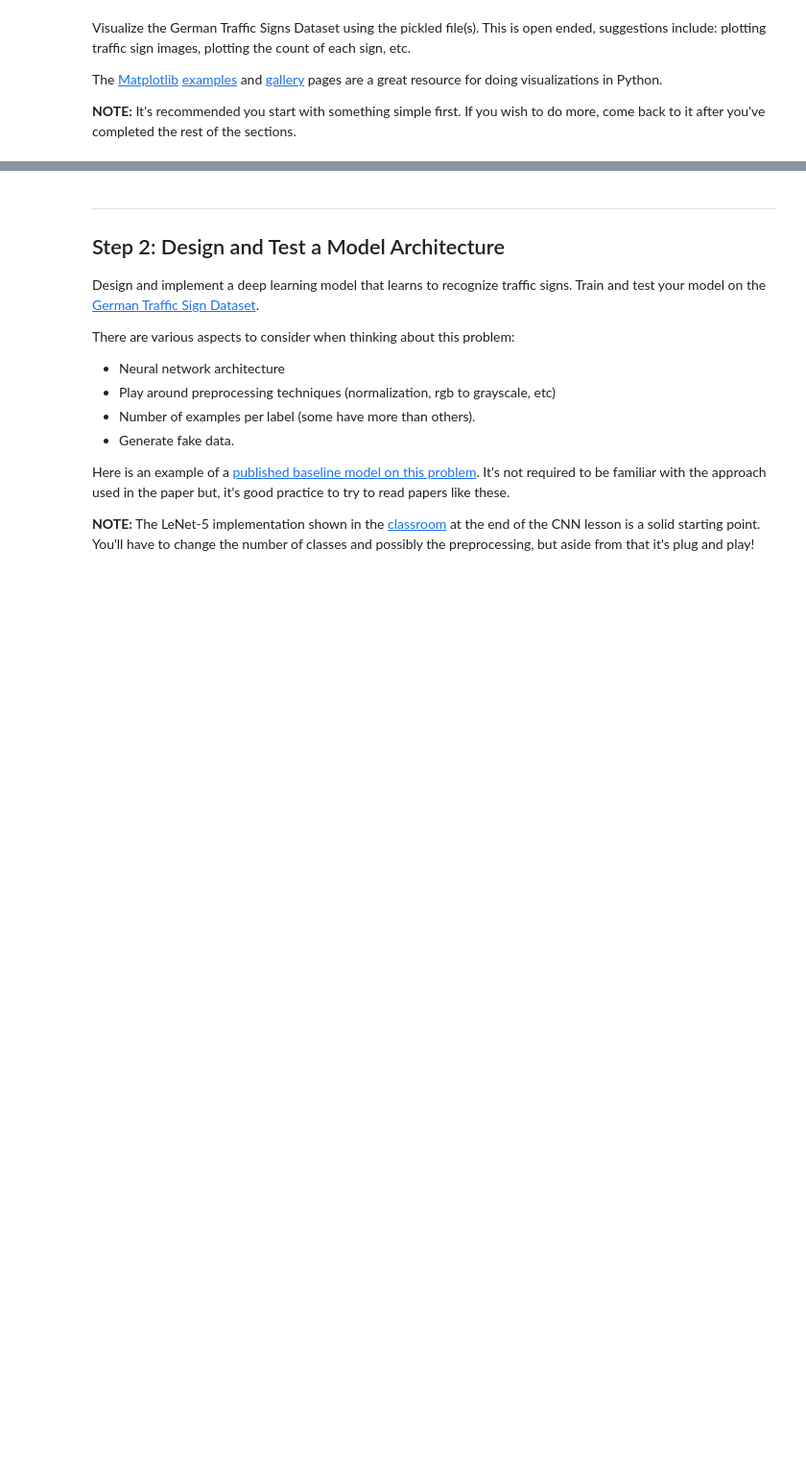
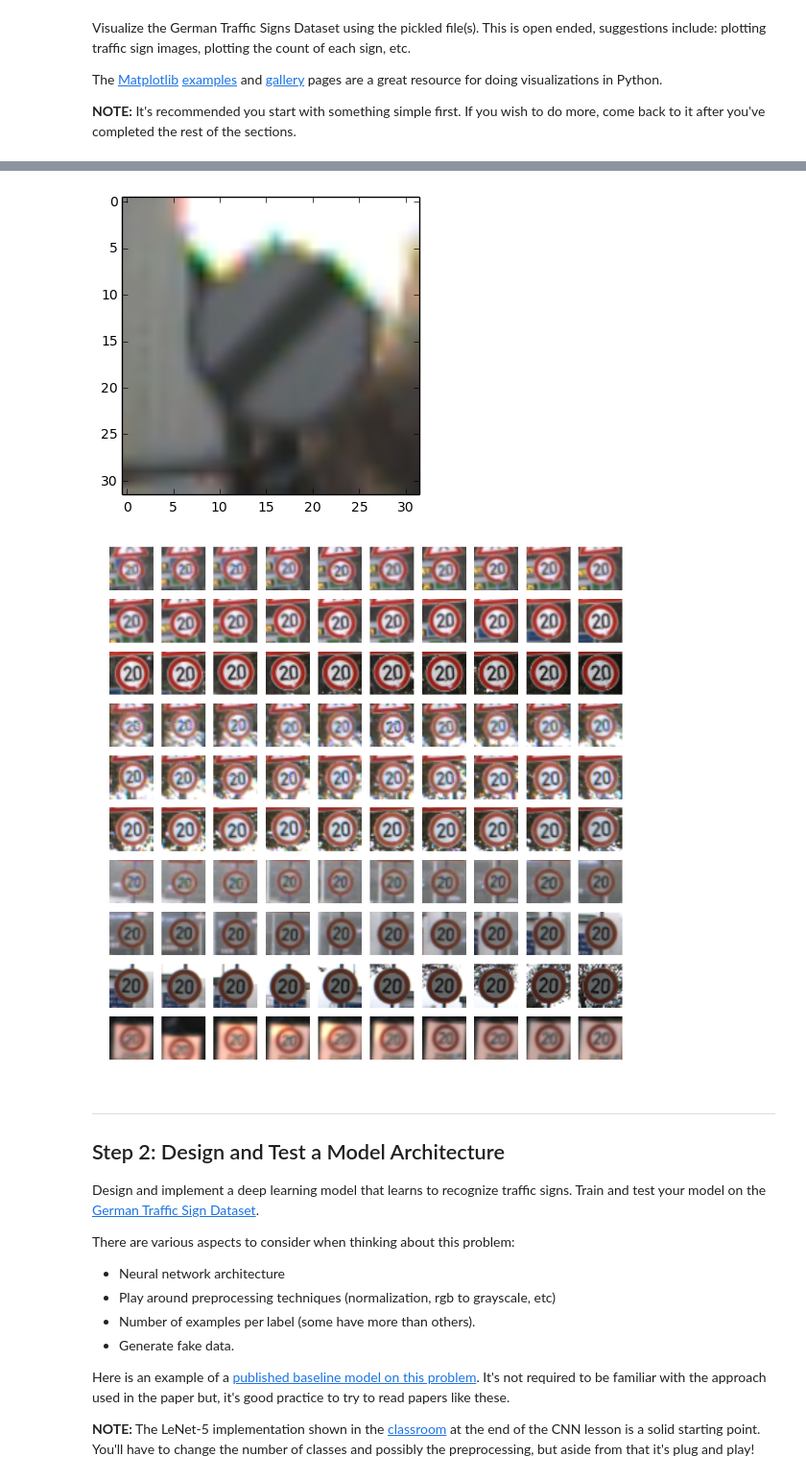
Before and after one commit to eldarial/traffic_sign_project_keras, a Jupyter notebook: Traffic_Sign_Classifier.ipynb, the cells around one changed output, grey strips where cells are left out. Shown at 96% size. Drawn from its saved outputs; the diff is of its cells as text; code cells hidden in the pictures; blank space fills up the shorter version.

Commit message:
added grid for images

```diff
--- a/Traffic_Sign_Classifier.ipynb
+++ b/Traffic_Sign_Classifier.ipynb
@@ -94,0 +82,24 @@ for k in range(4):
+# %%
+#show images from one class of the dataset
+id_class = 32
+ids = y_train == id_class
+sample_class = X_train[ids]
+
+gs1 = gridspec.GridSpec(10, 10)
+gs1.update(wspace=0.01, hspace=0.02) # set the spacing between axes.
+plt.figure(figsize=(12,12))
+for i in range(100):
+    ax1 = plt.subplot(gs1[i])
+    ax1.set_xticklabels([])
+    ax1.set_yticklabels([])
+    ax1.set_aspect('equal')
+    #img = transform_image(image,20,10,5,brightness=1)
+    img = X_train[i]
+
+
+    plt.subplot(10,10,i+1)
+    plt.imshow(img)
+    plt.axis('off')
+
+plt.show()
+# %% [output]
@@ -95,3 +109,5 @@ for k in range(4):
+[figure, added]
+[figure, added]
 # %% [markdown]
 ----
 
```
Also changed, not shown: parts of 20 cells of this notebook.
